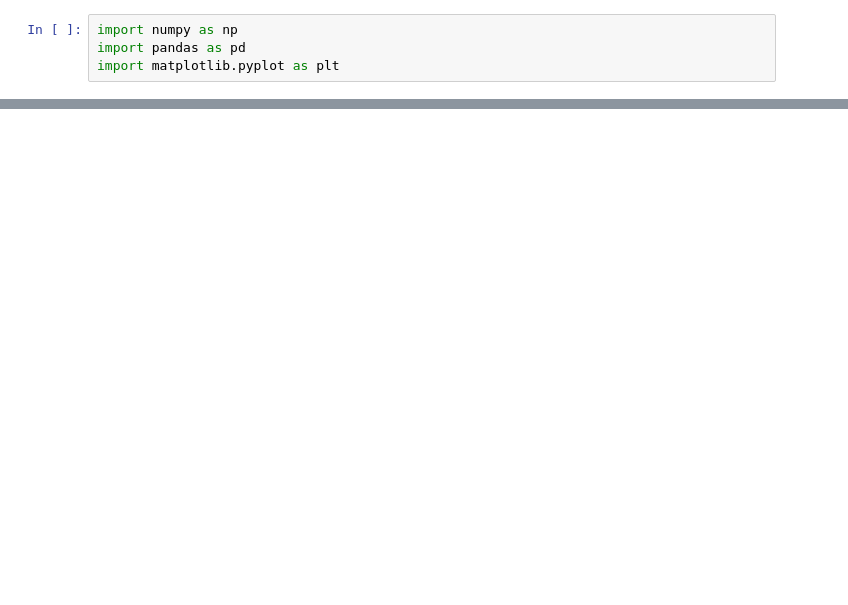
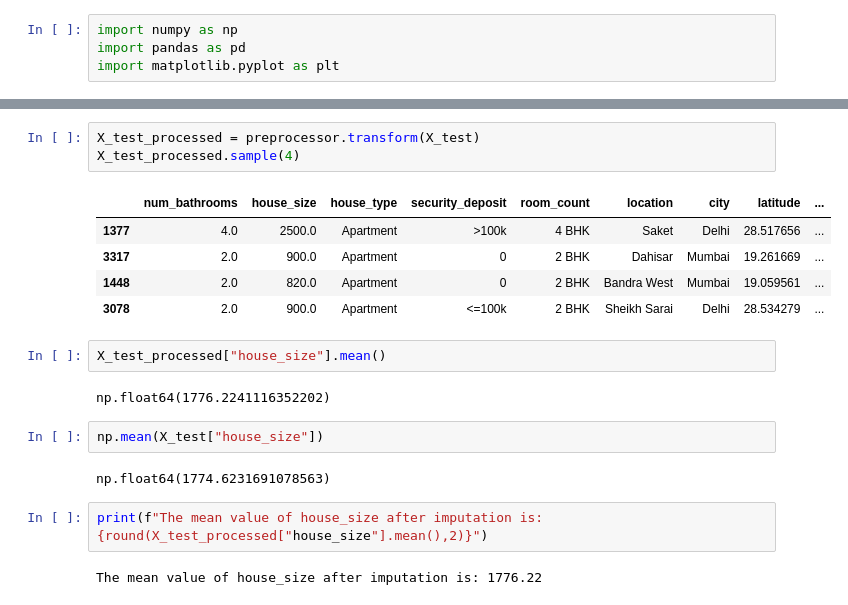
Before and after one commit to HiveCase/DA4001-AI, a Jupyter notebook: Assignments/Week2/Week2_Q6to10.ipynb, the cells around one changed output, grey strips where cells are left out. Cells and saved outputs as stored; diff of their text form; blank space fills up the shorter version.

```diff
--- a/Assignments/Week2/Week2_Q6to10.ipynb
+++ b/Assignments/Week2/Week2_Q6to10.ipynb
@@ -16,0 +110,21 @@ df.sample(5)
+# %%
+X_test_processed = preprocessor.transform(X_test)
+X_test_processed.sample(4)
+# %% [output]
+|  | num_bathrooms | house_size | house_type | security_deposit | room_count | location | city | latitude | ... |
+| 1377 | 4.0 | 2500.0 | Apartment | >100k | 4 BHK | Saket | Delhi | 28.517656 | ... |
+| 3317 | 2.0 | 900.0 | Apartment | 0 | 2 BHK | Dahisar | Mumbai | 19.261669 | ... |
+| 1448 | 2.0 | 820.0 | Apartment | 0 | 2 BHK | Bandra West | Mumbai | 19.059561 | ... |
+| 3078 | 2.0 | 900.0 | Apartment | <=100k | 2 BHK | Sheikh Sarai | Delhi | 28.534279 | ... |
+# %%
+X_test_processed["house_size"].mean()
+# %% [output]
+np.float64(1776.2241116352202)
+# %%
+np.mean(X_test["house_size"])
+# %% [output]
+np.float64(1774.6231691078563)
+# %%
+print(f"The mean value of house_size after imputation is: {round(X_test_processed["house_size"].mean(),2)}")
+# %% [output]
+The mean value of house_size after imputation is: 1776.22
```
Also changed, not shown: parts of 36 cells of this notebook.
